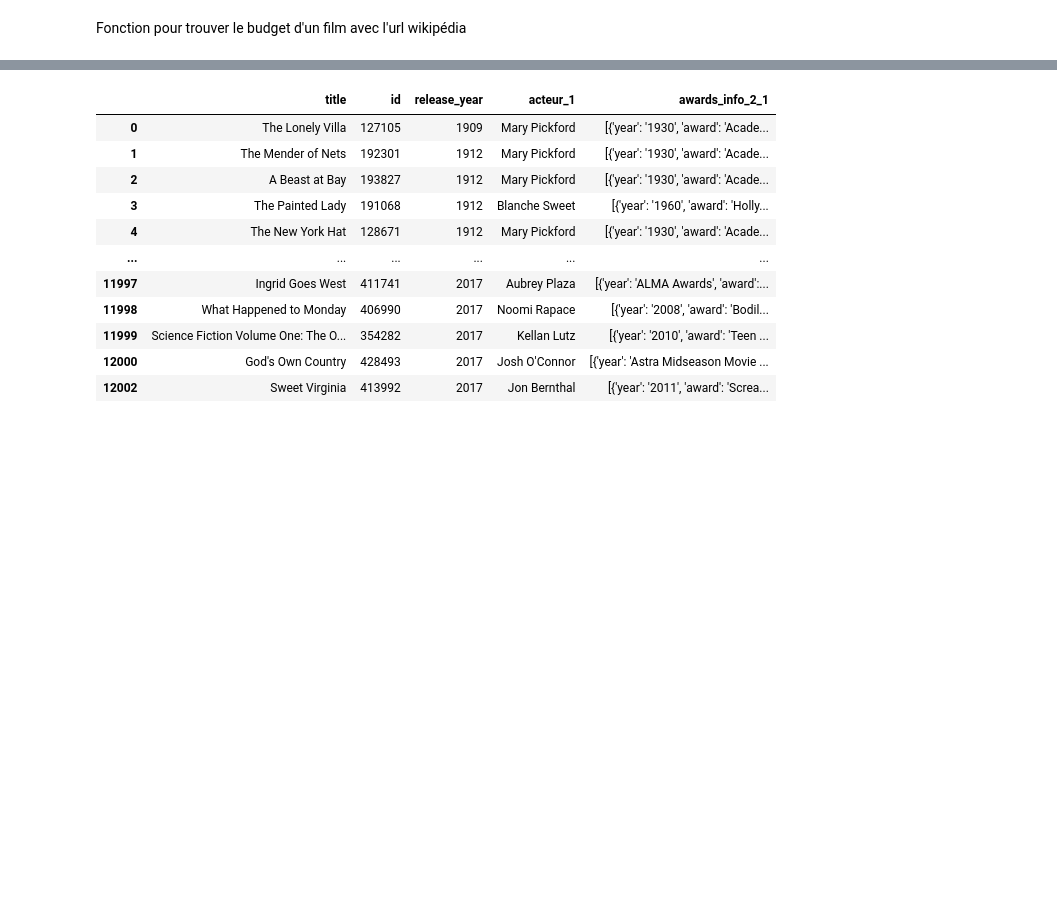
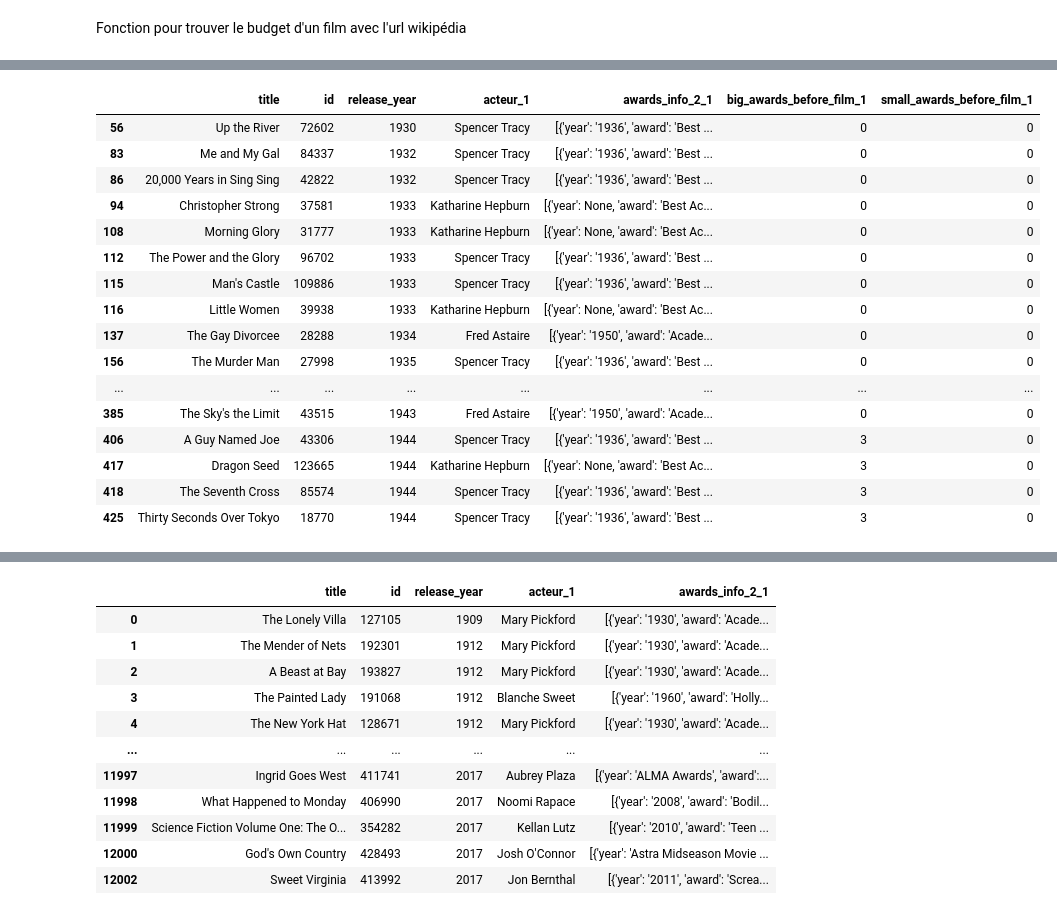
Before and after one commit to mlepennec-ensae/formation_cepe, a Jupyter notebook: Projet/donnees_projet.ipynb, the cells around one changed output, grey strips where cells are left out. Saved outputs shown, nothing was run; the diff lists cells and outputs as text; code cells hidden in the pictures; blank space fills up the shorter version.

```diff
--- a/Projet/donnees_projet.ipynb
+++ b/Projet/donnees_projet.ipynb
@@ -765,3 +814,0 @@ data_movies_final_1 =data_movies_final_1[data_movies_final_1['awards_info_2_1'].
-# %%
-data_movies_final_1_big_actors = data_movies_final_1[data_movies_final_1['awards_info_2_1'].apply(lambda x: len(x) > 0 and x[0]== 'Page des awards')]
-data_movies_final_1_big_actors
@@ -803,5 +973,23 @@ data_movies_final_1_big_actors['small_awards_before_film_1'] = 0
 # %%
-data_movies_final_1_big_actors.head(500)
+data_movies_final_1_big_actors.head(50)
+# %% [output]
+|  | title | id | release_year | acteur_1 | awards_info_2_1 | big_awards_before_film_1 | small_awards_before_film_1 |
+| 56 | Up the River | 72602 | 1930 | Spencer Tracy | [{'year': '1936', 'award': 'Best ... | 0 | 0 |
+| 83 | Me and My Gal | 84337 | 1932 | Spencer Tracy | [{'year': '1936', 'award': 'Best ... | 0 | 0 |
+| 86 | 20,000 Years in Sing Sing | 42822 | 1932 | Spencer Tracy | [{'year': '1936', 'award': 'Best ... | 0 | 0 |
+| 94 | Christopher Strong | 37581 | 1933 | Katharine Hepburn | [{'year': None, 'award': 'Best Ac... | 0 | 0 |
+| 108 | Morning Glory | 31777 | 1933 | Katharine Hepburn | [{'year': None, 'award': 'Best Ac... | 0 | 0 |
+| 112 | The Power and the Glory | 96702 | 1933 | Spencer Tracy | [{'year': '1936', 'award': 'Best ... | 0 | 0 |
+| 115 | Man's Castle | 109886 | 1933 | Spencer Tracy | [{'year': '1936', 'award': 'Best ... | 0 | 0 |
+| 116 | Little Women | 39938 | 1933 | Katharine Hepburn | [{'year': None, 'award': 'Best Ac... | 0 | 0 |
+| 137 | The Gay Divorcee | 28288 | 1934 | Fred Astaire | [{'year': '1950', 'award': 'Acade... | 0 | 0 |
+| 156 | The Murder Man | 27998 | 1935 | Spencer Tracy | [{'year': '1936', 'award': 'Best ... | 0 | 0 |
+| ... | ... | ... | ... | ... | ... | ... | ... |
+| 385 | The Sky's the Limit | 43515 | 1943 | Fred Astaire | [{'year': '1950', 'award': 'Acade... | 0 | 0 |
+| 406 | A Guy Named Joe | 43306 | 1944 | Spencer Tracy | [{'year': '1936', 'award': 'Best ... | 3 | 0 |
+| 417 | Dragon Seed | 123665 | 1944 | Katharine Hepburn | [{'year': None, 'award': 'Best Ac... | 3 | 0 |
+| 418 | The Seventh Cross | 85574 | 1944 | Spencer Tracy | [{'year': '1936', 'award': 'Best ... | 3 | 0 |
+| 425 | Thirty Seconds Over Tokyo | 18770 | 1944 | Spencer Tracy | [{'year': '1936', 'award': 'Best ... | 3 | 0 |
 # %%
 data_movies_final_1_small_actors = data_movies_final_1[data_movies_final_1['awards_info_2_1'].apply(lambda x: len(x) > 0 and x[0]!= 'Page des awards')]
 data_movies_final_1_small_actors
```
Also changed, not shown: parts of 42 cells of this notebook, 1 other file.
